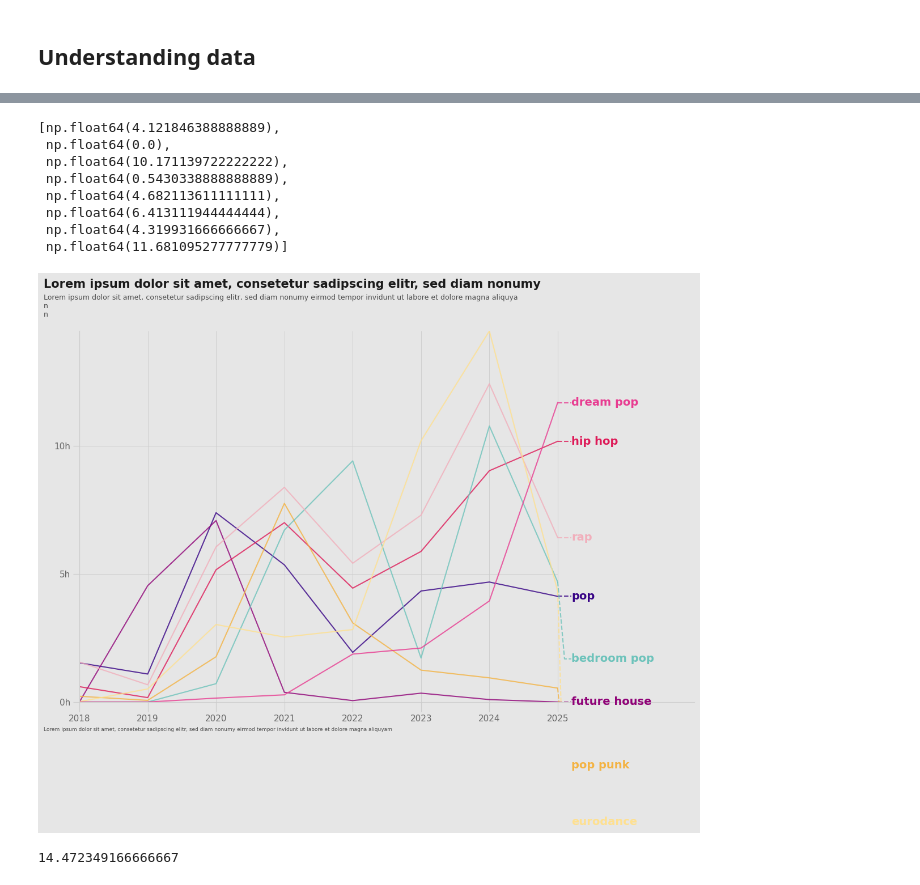
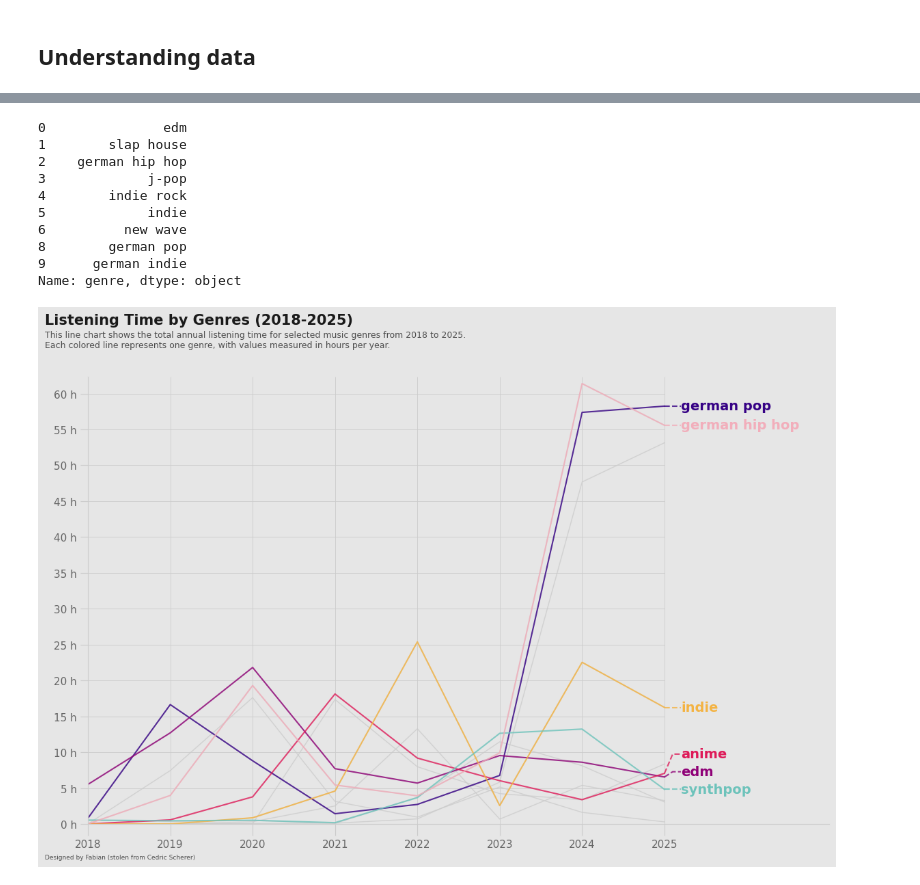
Before and after one commit to Innisvysom2/betterWrapped, a Jupyter notebook: betterWrapped.ipynb, the cells around one changed output, grey strips where cells are left out. Drawn from its saved outputs; the diff is of its cells as text; code cells hidden in the pictures.

Commit message:
finished rough blueprint of "Listening Time by attribute" Plot

```diff
--- a/betterWrapped.ipynb
+++ b/betterWrapped.ipynb
@@ -38,7 +38,6 @@ RETRO_SCALE = ["#360185",
                "#F4B342",
                "#6DC3BB",
                "#F2AEBB",
-               "#FFE08F",
                "#E83C91"]
 
 NAVY_1 = "#1B3C53"
@@ -549,20 +534,38 @@ enforce_minimum_distance(lst_tbs)
-# %%
-lst_tbs = [get_listening_dates_counted(attribute, [df_top_attributes.iloc[x]], measuring_value, start, end, format)[measuring_value].iloc[-1] for x in range(top_count)]
-lst_tbs
-# %% [output]
-[np.float64(4.121846388888889),
- np.float64(0.0),
- np.float64(10.171139722222222),
- np.float64(0.5430338888888889),
- np.float64(4.682113611111111),
- np.float64(6.413111944444444),
- np.float64(4.319931666666667),
- np.float64(11.681095277777779)]
+# %%
+mid_count = 10
+year_periods = pd.date_range(start=time_scope("first"), end=time_scope("last"), periods=mid_count+1)
+lst_mid_attributes = []
+for i in range(mid_count):
+    lst_mid_attributes.append(get_top_data(attribute, sorting_value, time_format, 2, year_periods[i], year_periods[i+1])[attribute].iloc[1])
+df_mid_attributes = pd.Series(lst_mid_attributes, name="genre").drop_duplicates()
+df_mid_attributes
+# %% [output]
+0               edm
+1        slap house
+2    german hip hop
+3             j-pop
+4        indie rock
+5             indie
+6          new wave
+8        german pop
+9      german indie
+Name: genre, dtype: object
+# %%
+def enforce_tolerance(values, tolerance):
+    values = [[x,idx] for idx, x in enumerate(values)]
+    values.sort()
+    if values[0][0] < tolerance:
+        values[0][0] = tolerance
+    for idx in range(len(values) - 1):
+        if (values[idx][0] + tolerance) > values[idx+1][0]:
+            values[idx+1][0] = values[idx][0] + tolerance
+    values.sort(key=lambda x: x[1])
+    return [x[0] for x in values]
 # %%
-#y_max = get_listening_dates_counted(attribute, [df_top_attributes.iloc[0]], measuring_value, start, end, format)[measuring_value].max()
-
 lst_y_max = []
 for attr in df_top_attributes:
+    lst_y_max.append(get_listening_dates_counted(attribute, [attr], measuring_value, start, end, format)[measuring_value].max())
+for attr in df_mid_attributes:
     lst_y_max.append(get_listening_dates_counted(attribute, [attr], measuring_value, start, end, format)[measuring_value].max())
 y_max = max(lst_y_max)
 
@@ -571,16 +574,21 @@ fig, ax = plt.subplots(figsize = (14, 8.5))
 fig.patch.set_facecolor(GREY_SCALE[9])
 ax.set_facecolor(GREY_SCALE[9])
 
-ax.vlines(x=np.arange(start.year+1, end.year+1), ymin=0, ymax=y_max, color=GREY_SCALE[8], lw=0.6)
-ax.hlines(y=np.arange(5, y_max, 5), xmin=start.year, xmax=end.year, color=GREY_SCALE[8], lw=0.6)
+ax.vlines(x=np.arange(start.year+1, end.year+1), ymin=0, ymax=y_max+1, color=GREY_SCALE[8], lw=0.6)
+ax.hlines(y=np.arange(5 if measuring_value == "h_played" else 30, y_max, 5 if measuring_value == "h_played" else 30), xmin=start.year, xmax=end.year, color=GREY_SCALE[8], lw=0.6)
+
+for idx, genre in enumerate(df_mid_attributes):
+    x = get_listening_dates_counted(attribute, [genre], measuring_value, start, end, format)["date"]
+    y = get_listening_dates_counted(attribute, [genre], measuring_value, start, end, format)[measuring_value]
+    ax.plot(x, y, lw=1, alpha=0.8, color=GREY_SCALE[8])
 
 for idx, genre in enumerate(df_top_attributes):
     x = get_listening_dates_counted(attribute, [genre], measuring_value, start, end, format)["date"]
     y = get_listening_dates_counted(attribute, [genre], measuring_value, start, end, format)[measuring_value]
-    color = RETRO_SCALE[idx]
-    ax.plot(x, y, lw=1.5, alpha=0.8, color=color)
+    ax.plot(x, y, lw=1.5, alpha=0.8, color=RETRO_SCALE[idx])
+    #ax.fill_between(x, y, where=(x > year_periods[idx].year) & (x < year_periods[idx+1].year), alpha=0.3, color=color)
 
-label_position_y = enforce_minimum_distance([get_listening_dates_counted(attribute, [df_top_attributes.iloc[x]], measuring_value, start, end, format)[measuring_value].iloc[-1] for x in range(top_count)])
+label_position_y = enforce_tolerance([get_listening_dates_counted(attribute, [df_top_attributes.iloc[x]], measuring_value, start, end, format)[measuring_value].iloc[-1] for x in range(len(df_top_attributes))], tolerance=y_max/25)
 
 for idx, genre in enumerate(df_top_attributes):
     color = RETRO_SCALE[idx]
@@ -608,10 +616,10 @@ for idx, genre in enumerate(df_top_attributes):
     )
 
 ax.set_xlim(start.year, 2027)
-ax.set_ylim(0, y_max)
+ax.set_ylim(0, y_max+1)
 
-ax.set_yticks([y for y in np.arange(0, y_max, 5)])
-ax.set_yticklabels([f"{y}h" for y in np.arange(0, y_max, 5).astype(int)], fontname="DejaVu Sans", fontsize=11,color=GREY_SCALE[4])
+ax.set_yticks([y for y in np.arange(0, y_max, 5 if measuring_value == "h_played" else 30)])
+ax.set_yticklabels([f"{y} {dict_time_disp[measuring_value]}" for y in np.arange(0, y_max, 5 if measuring_value == "h_played" else 30).astype(int)], fontname="DejaVu Sans", fontsize=11,color=GREY_SCALE[4])
 
 ax.set_xticks([x for x in np.arange(start.year, end.year + 1)])
 ax.set_xticklabels([x for x in np.arange(start.year, end.year + 1)], fontname= "DejaVu Sans", fontsize=11,color=GREY_SCALE[4])
@@ -626,37 +634,35 @@ ax.spines["top"].set_color("none")
 
 
 fig.text(
     0.08,
     0.97,
-    "Lorem ipsum dolor sit amet, consetetur sadipscing elitr, sed diam nonumy",
+    f"Listening Time by {dict_att_disp[attribute]}s ({start.year}-{end.year})",
     color=GREY_SCALE[1],
     fontsize=15,
     fontname="DejaVu Sans",
     weight="bold"
 )
 
 fig.text(
     0.08,
-    0.91,
-    "\nLorem ipsum dolor sit amet, consetetur sadipscing elitr, sed diam nonumy eirmod tempor invidunt ut labore et dolore magna aliquya\nn\nn",
+    0.93,
+    f"\nThis line chart shows the total annual listening time for selected music {dict_att_disp[attribute].lower()}s from {start.year} to {end.year}.\nEach colored line represents one {dict_att_disp[attribute].lower()}, with values measured in {dict_att_disp[measuring_value].lower()} per {format}.",
     ha="left",
     color=GREY_SCALE[3],
     fontname="DejaVu Sans",
     fontsize=9,
 )
 
 fig.text(
     0.08,
     0.05,
-    "Lorem ipsum dolor sit amet, consetetur sadipscing elitr, sed diam nonumy eirmod tempor invidunt ut labore et dolore magna aliquyam",
+    "Designed by Fabian (stolen from Cedric Scherer)",
     fontname="DejaVu Sans",
     fontsize=6.5,
     color=GREY_SCALE[3],
     ha="left"
 )
 
 plt.show()
-print(y_max)
 # %% [output]
-[figure, old version]
+[figure, new version]
-14.472349166666667
```
Also changed, not shown: parts of 10 cells of this notebook.
